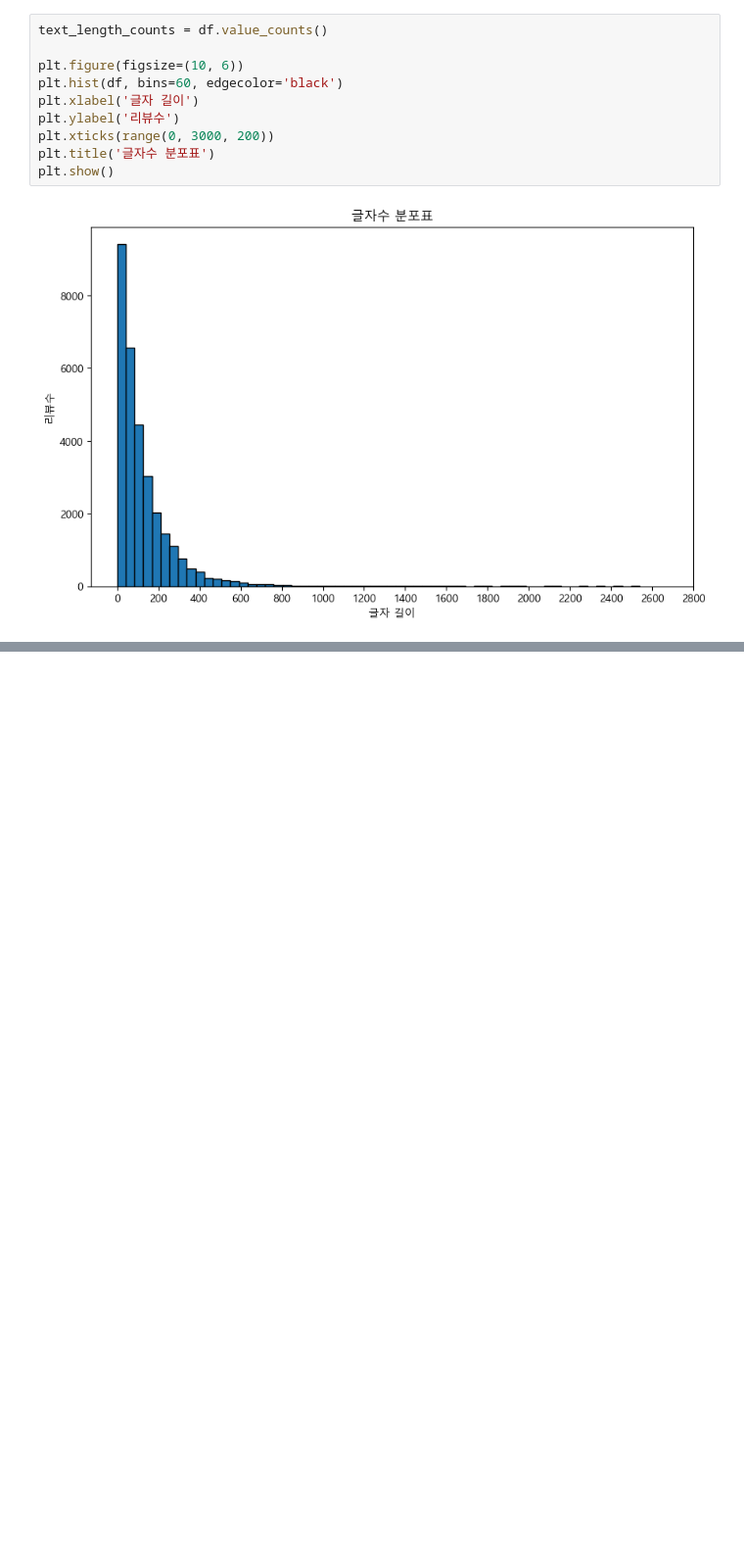
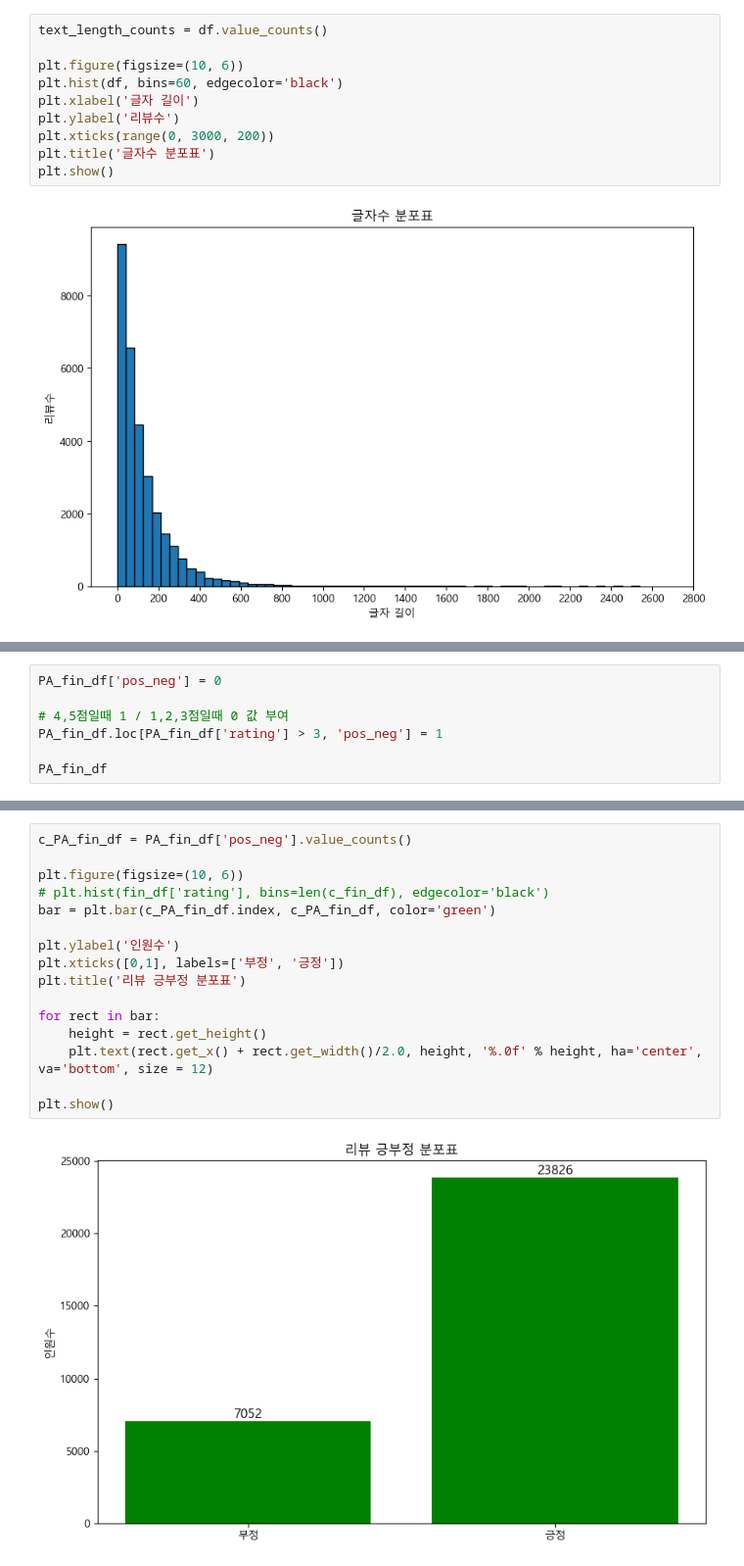
Before and after one commit to smallbrowndog/3-1_project, a Jupyter notebook: f_cleaned.ipynb, the cells around one changed output, grey strips where cells are left out. Shown at 98% size. Saved outputs shown, nothing was run; the diff lists cells and outputs as text; blank space fills up the shorter version.

```diff
--- a/f_cleaned.ipynb
+++ b/f_cleaned.ipynb
@@ -332,3 +343,10 @@ PA_fin_df[PA_fin_df['parent_asin'].isin(ga)]
 | 1922 | 5 | exactly as expected | In the picture it doesn't show th... | B01JUP0DLQ | 0 |
 | 1923 | 1 | Save your money! | Material is cheap, doesn’t look l... | B01JUP0DLQ | 0 |
 784 rows × 5 columns
+# %%
+PA_fin_df['pos_neg'] = 0
+
+# 4,5점일때 1 / 1,2,3점일때 0 값 부여
+PA_fin_df.loc[PA_fin_df['rating'] > 3, 'pos_neg'] = 1
+
+PA_fin_df
@@ -334,0 +399,18 @@ PA_fin_df[PA_fin_df['parent_asin'].isin(ga)]
+# %%
+c_PA_fin_df = PA_fin_df['pos_neg'].value_counts()
+
+plt.figure(figsize=(10, 6))
+# plt.hist(fin_df['rating'], bins=len(c_fin_df), edgecolor='black')
+bar = plt.bar(c_PA_fin_df.index, c_PA_fin_df, color='green')
+
+plt.ylabel('인원수')
+plt.xticks([0,1], labels=['부정', '긍정'])
+plt.title('리뷰 긍부정 분포표')
+
+for rect in bar:
+    height = rect.get_height()
+    plt.text(rect.get_x() + rect.get_width()/2.0, height, '%.0f' % height, ha='center', va='bottom', size = 12)
+
+plt.show()
+# %% [output]
+[figure, added]
```
Also changed, not shown: parts of 15 cells of this notebook.
